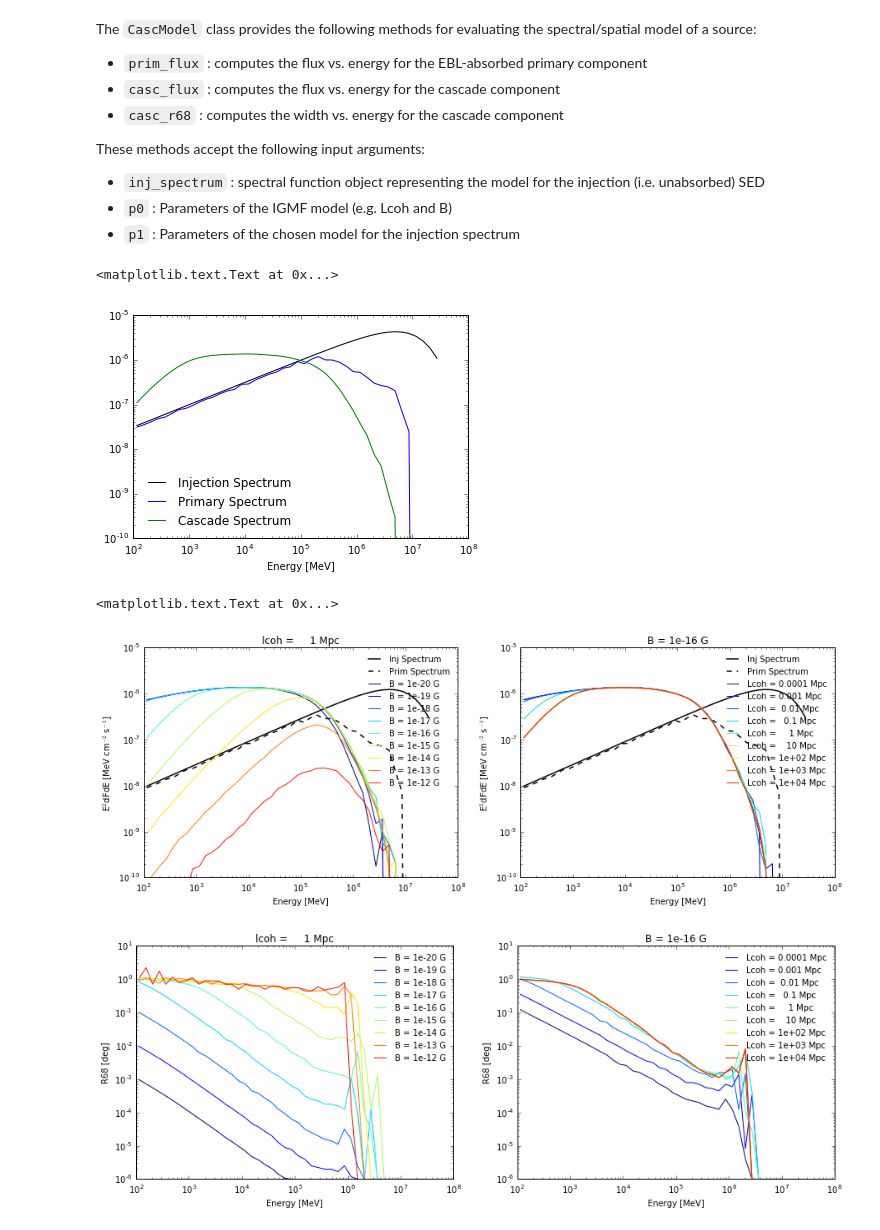
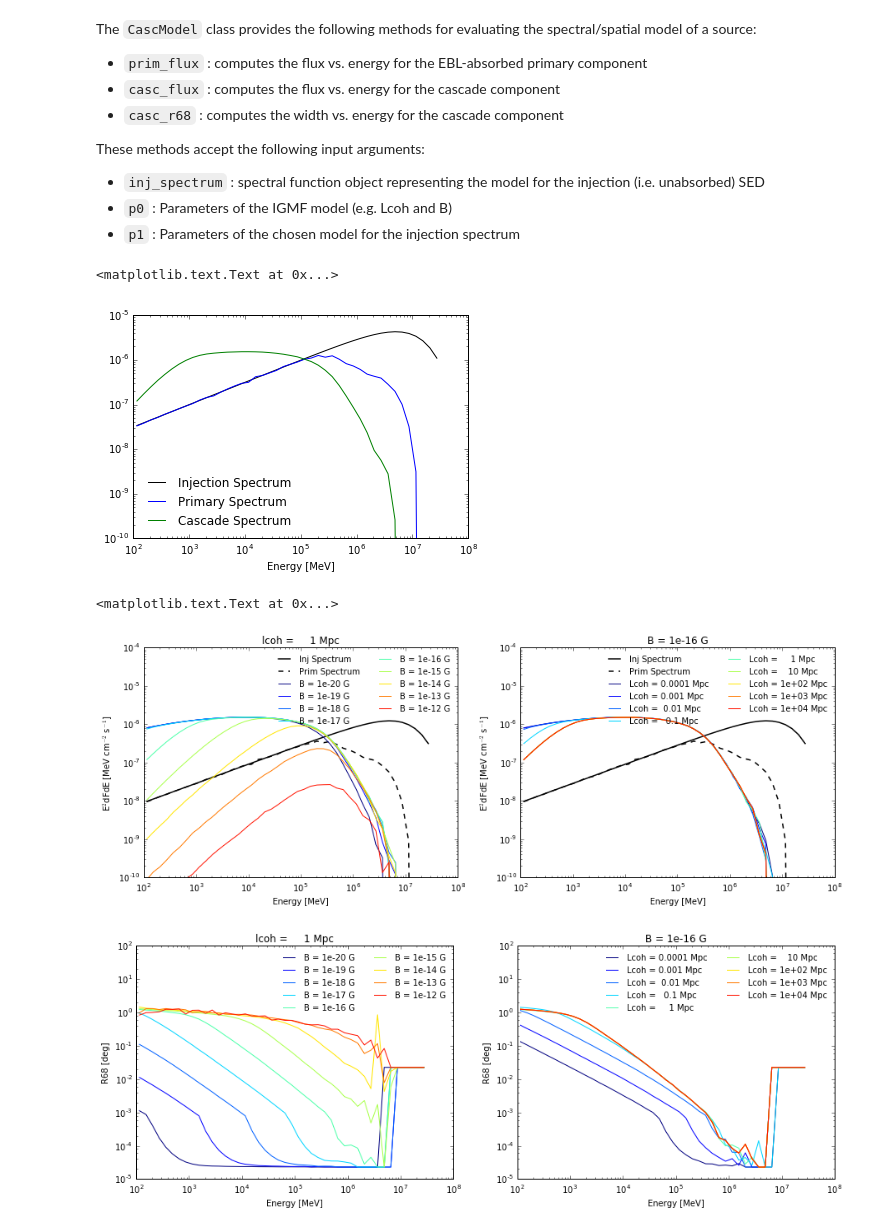
Before and after one commit to fermiPy/extpipe, a Jupyter notebook: notebooks/casc_model_examples.ipynb, the cells around one changed output. Saved outputs shown, nothing was run; the diff lists cells and outputs as text; code cells hidden in the pictures.

```diff
--- a/notebooks/casc_model_examples.ipynb
+++ b/notebooks/casc_model_examples.ipynb
@@ -11,9 +11,9 @@ from haloanalysis.model import CascModel
 from haloanalysis.utils import Axis
 import numpy as np
 
-cm = CascModel.create_from_fits('results.fits')
+cm0 = CascModel.create_from_fits('results_th_jet6.00_z0.13_tmax1e+07.fits.gz')
 
-axis_eobs = hmm.axes[1]
+axis_eobs = cm0.axes[1]
 
 emin = 10**axis_eobs.lo
 emax = 10**axis_eobs.hi
@@ -43,8 +38,8 @@ inj_spec = PLExpCutoff([1E-13,-1.5,10E6],scale=1E3)
 axis_eobs = Axis('eobs',np.linspace(2,6,33))
 
 inj_flux = inj_spec.flux(emin,emax)
-prim_flux = cm.prim_flux(inj_spec,[0.0,-16.0])
-casc_flux = cm.casc_flux(inj_spec,[0.0,-16.0])
+prim_flux = cm0.prim_flux(inj_spec,[0.0,-16.0])
+casc_flux = cm0.casc_flux(inj_spec,[0.0,-16.0])
 
 plt.figure()
 
@@ -57,7 +52,7 @@ plt.gca().legend(frameon=False,loc='lower left')
 plt.gca().set_xlabel('Energy [MeV]')
 # %% [output]
 <matplotlib.text.Text at 0x...>
-[figure, old version]
+[figure, new version]
 # %%
 inj_spec = PLExpCutoff([1E-13,-1.5,10E6],scale=1E3)
 
@@ -65,12 +60,12 @@ nstep = 9
 igmf_val = np.linspace(-20,-12,nstep)
 lcoh_val = np.linspace(-4,4,nstep)
 
-prim_flux = cm.prim_flux(inj_spec,[0.0,-16.0])
+prim_flux = cm0.prim_flux(inj_spec,[0.0,-16.0])
 inj_flux = inj_spec.flux(emin,emax)
 
 # Cascade Flux at Constant Lcoh
 
-casc_flux = hmm.casc_flux(inj_spec,[0.0,igmf_val])
+casc_flux = cm0.casc_flux(inj_spec,[0.0,igmf_val])
 
 fig = plt.figure(figsize=(15,5))
 fig.add_subplot(121)
@@ -83,16 +78,16 @@ for i in range(casc_flux.shape[1]):
     plt.loglog(ectr,casc_flux[:,i]*efct,color=matplotlib.cm.jet(float(i)/float(nstep)),
                label='B = %5.2g G'%10**igmf_val[i])
 
-plt.gca().set_ylim(1E-10)
+plt.gca().set_ylim(1E-10,1E-4)
 plt.gca().set_title('lcoh = %5.2g Mpc'%1.0)
-plt.gca().legend(frameon=False,loc='upper right',prop={'size':10})
+plt.gca().legend(frameon=False,loc='upper right',prop={'size':10},ncol=2)
 plt.gca().set_xlabel('Energy [MeV]')
 plt.gca().set_ylabel('E$^{2}$dFdE [MeV cm$^{-2}$ s$^{-1}$]')
 
 # Cascade Flux at Constant Bfield
 fig.add_subplot(122)
 
-casc_flux = cm.casc_flux(inj_spec,[lcoh_val,-16.0])
+casc_flux = cm0.casc_flux(inj_spec,[lcoh_val,-16.0])
 
 plt.loglog(ectr,inj_flux*ectr,color='k',linewidth=1.5,label='Inj Spectrum')
 plt.loglog(ectr,prim_flux*ectr,color='k',linewidth=1.5,linestyle='--',label='Prim Spectrum')
@@ -102,47 +97,47 @@ for i in range(casc_flux.shape[1]):
     plt.loglog(ectr,casc_flux[:,i]*efct,color=matplotlib.cm.jet(float(i)/float(nstep)),
                label='Lcoh = %5.2g Mpc'%10**lcoh_val[i])
 
-plt.gca().set_ylim(1E-10)
+plt.gca().set_ylim(1E-10,1E-4)
 plt.gca().set_title('B = %5.2g G'%10**-16.0)
-plt.gca().legend(frameon=False,loc='upper right',prop={'size':10})
+plt.gca().legend(frameon=False,loc='upper right',prop={'size':10},ncol=2)
 plt.gca().set_xlabel('Energy [MeV]')
 plt.gca().set_ylabel('E$^{2}$dFdE [MeV cm$^{-2}$ s$^{-1}$]')
 
 
 
 # R68 at Constant Lcoh
 fig = plt.figure(figsize=(15,5))
 fig.add_subplot(121)
 
-casc_r68 = cm.casc_r68(inj_spec,[0.0,igmf_val])
+casc_r68 = cm0.casc_r68(inj_spec,[0.0,igmf_val])
 
 for i in range(casc_r68.shape[1]):
 
     plt.loglog(ectr,casc_r68[:,i],color=matplotlib.cm.jet(float(i)/9.),
                label='B = %5.2g G'%10**igmf_val[i])
 
-plt.gca().set_ylim(1E-6,10)
+plt.gca().set_ylim(1E-5,100)
 plt.gca().set_title('lcoh = %5.2g Mpc'%1.0)
-plt.gca().legend(frameon=False,loc='best',prop={'size':10})
+plt.gca().legend(frameon=False,loc='best',prop={'size':10},ncol=2)
 plt.gca().set_xlabel('Energy [MeV]')
 plt.gca().set_ylabel('R68 [deg]')
 
 # R68 at Constant Bfield
 
-casc_r68 = cm.casc_r68(inj_spec,[lcoh_val,-16.0])
+casc_r68 = cm0.casc_r68(inj_spec,[lcoh_val,-16.0])
 
 fig.add_subplot(122)
 for i in range(casc_r68.shape[1]):
 
     plt.loglog(ectr,casc_r68[:,i],color=matplotlib.cm.jet(float(i)/9.),
                label='Lcoh = %5.2g Mpc'%10**lcoh_val[i])
 
-plt.gca().set_ylim(1E-6,10)
+plt.gca().set_ylim(1E-5,100)
 plt.gca().set_title('B = %5.2g G'%10**-16.0)
-plt.gca().legend(frameon=False,loc='upper right',prop={'size':10})
+plt.gca().legend(frameon=False,loc='upper right',prop={'size':10},ncol=2)
 plt.gca().set_xlabel('Energy [MeV]')
 plt.gca().set_ylabel('R68 [deg]')
 # %% [output]
 <matplotlib.text.Text at 0x...>
-[figure, old version]
+[figure, new version]
-[figure, old version]
+[figure, new version]
```
Also changed, not shown: parts of 3 cells of this notebook, 1 other file.
